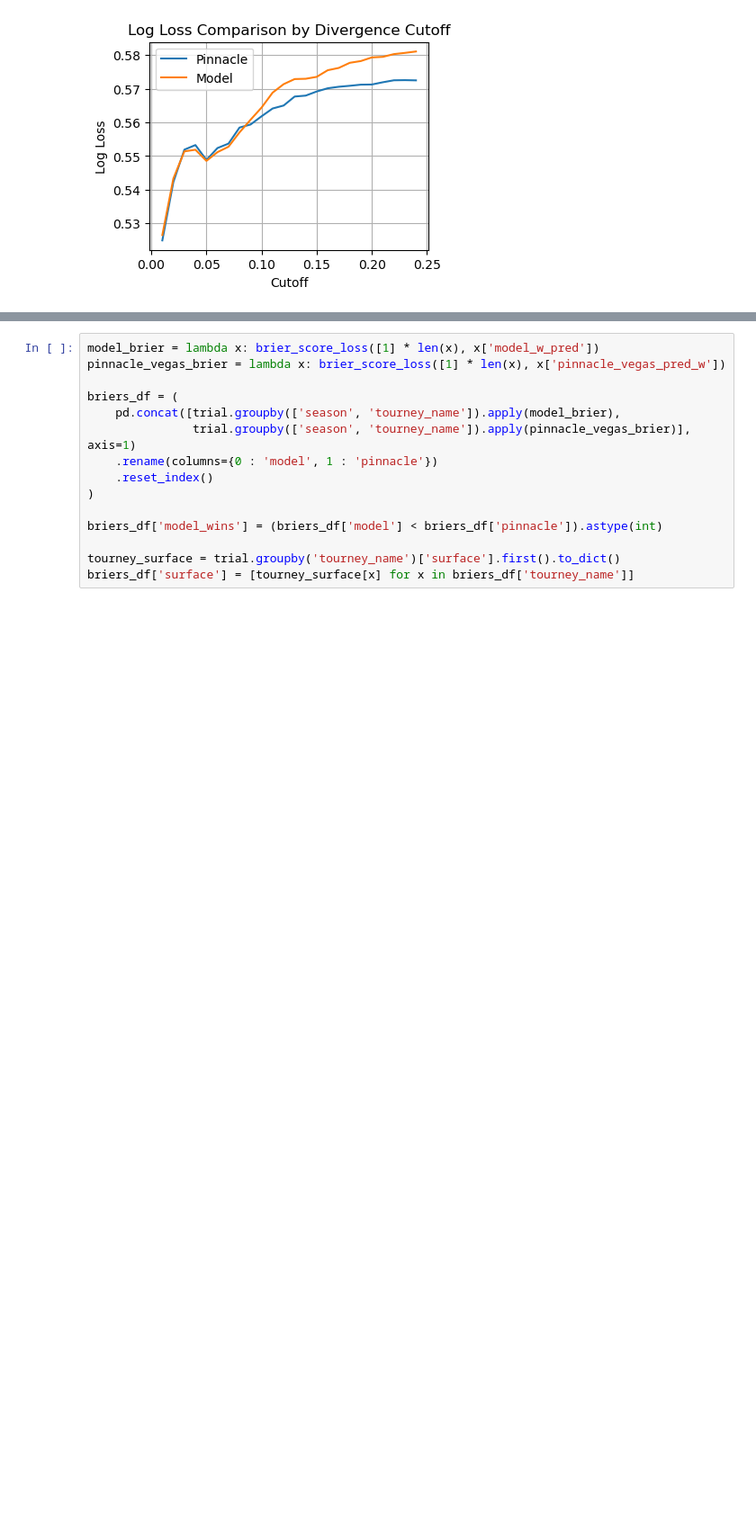
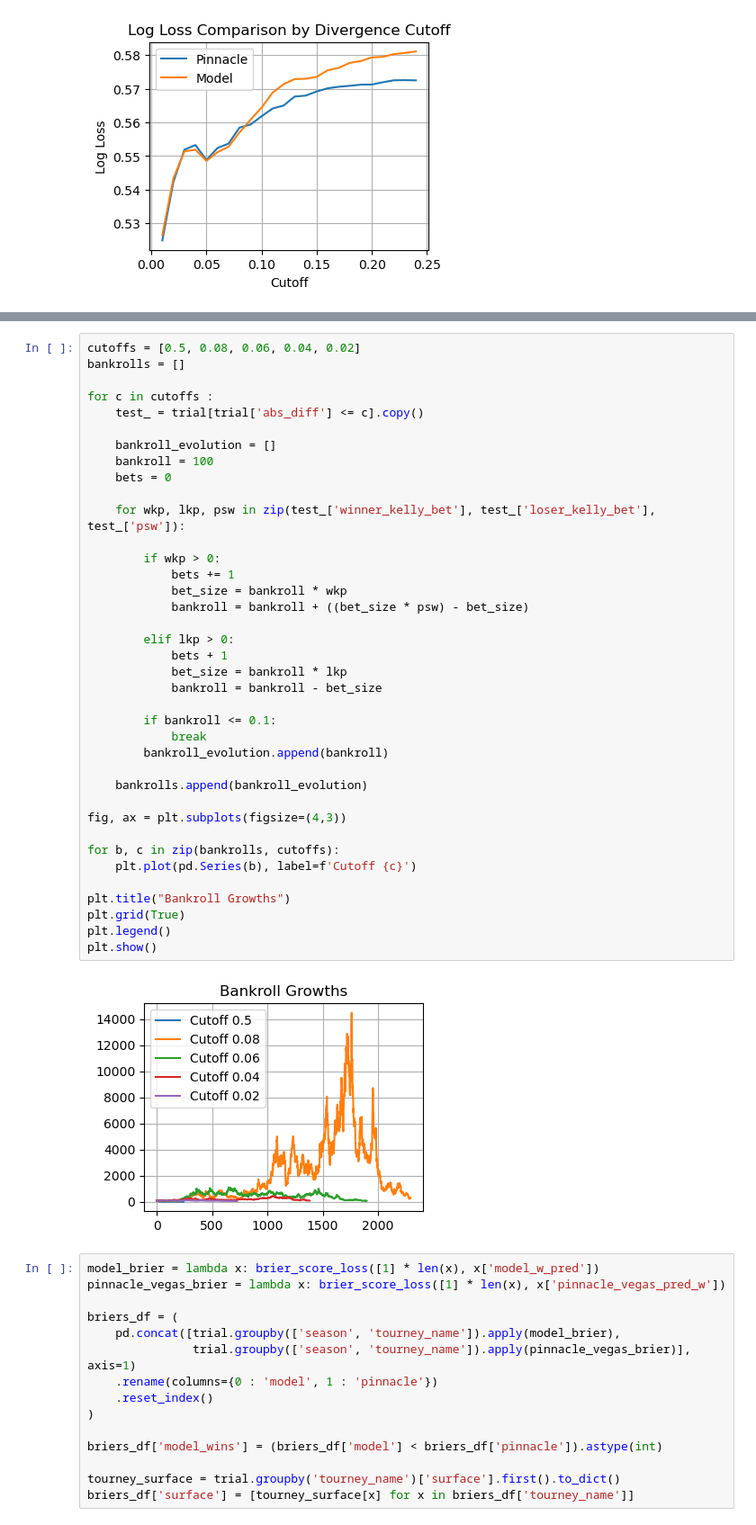
Before and after one commit to yaobviously/tennis_elo, a Jupyter notebook: notebooks/model_preds_vs_book.ipynb, the cells around one changed output, grey strips where cells are left out. Shown at 90% size. Saved outputs shown, nothing was run; the diff lists cells and outputs as text; blank space fills up the shorter version.

Commit message:
added a Kelly bankroll sim, few other tweaks

```diff
--- a/notebooks/model_preds_vs_book.ipynb
+++ b/notebooks/model_preds_vs_book.ipynb
@@ -196,3 +207,43 @@ plt.show()
+# %%
+cutoffs = [0.5, 0.08, 0.06, 0.04, 0.02]
+bankrolls = []
+
+for c in cutoffs :
+    test_ = trial[trial['abs_diff'] <= c].copy()
+
+    bankroll_evolution = []
+    bankroll = 100
+    bets = 0
+
+    for wkp, lkp, psw in zip(test_['winner_kelly_bet'], test_['loser_kelly_bet'], test_['psw']):
+
+        if wkp > 0:
+            bets += 1
+            bet_size = bankroll * wkp
+            bankroll = bankroll + ((bet_size * psw) - bet_size)
+
+        elif lkp > 0:
+            bets + 1
+            bet_size = bankroll * lkp
+            bankroll = bankroll - bet_size
+
+        if bankroll <= 0.1:
+            break
+        bankroll_evolution.append(bankroll)
+
+    bankrolls.append(bankroll_evolution)
+
+fig, ax = plt.subplots(figsize=(4,3))
+
+for b, c in zip(bankrolls, cutoffs):
+    plt.plot(pd.Series(b), label=f'Cutoff {c}')
+
+plt.title("Bankroll Growths")
+plt.grid(True)
+plt.legend()
+plt.show()
+# %% [output]
+[figure, added]
 # %%
 model_brier = lambda x: brier_score_loss([1] * len(x), x['model_w_pred'])
 pinnacle_vegas_brier = lambda x: brier_score_loss([1] * len(x), x['pinnacle_vegas_pred_w'])
```
Also changed, not shown: parts of 6 cells of this notebook.
